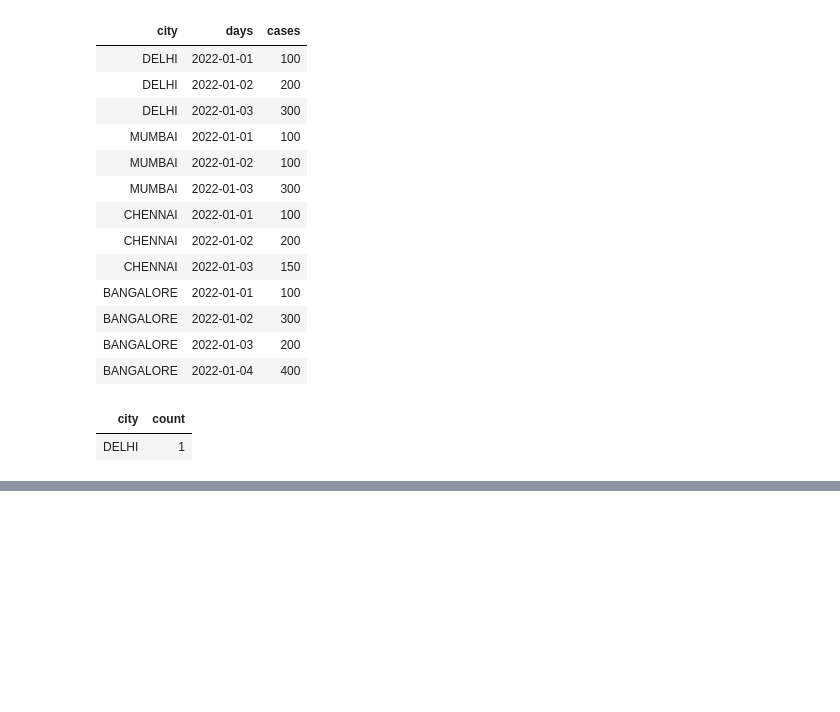
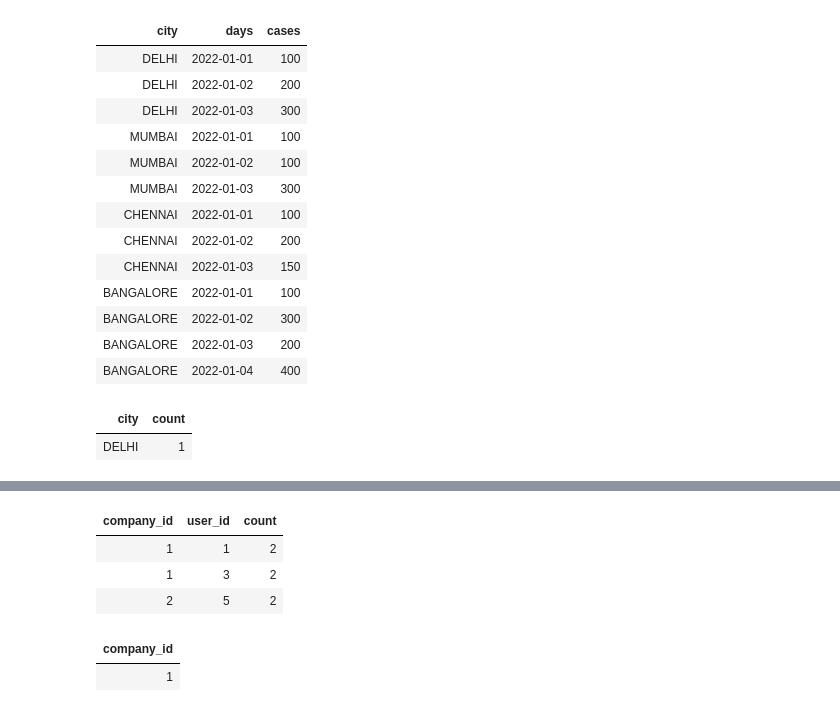
Before and after one commit to Rupam-1/SQL-Pyspark-practise_youtube, a Jupyter notebook: 04. PYSPARK - Part2.ipynb, the cells around one changed output, grey strips where cells are left out. Cells and saved outputs as stored; diff of their text form; code cells hidden in the pictures; blank space fills up the shorter version.

```diff
--- a/04. PYSPARK - Part2.ipynb
+++ b/04. PYSPARK - Part2.ipynb
@@ -1321,0 +1367,32 @@ df.display()
+# %%
+from pyspark.sql.functions import *
+df = company_users_df.filter(
+    col("language").isin("English", "German")
+).groupBy(
+    "company_id",
+    "user_id"
+).agg(
+    count("*").alias("count")
+).filter(
+    col("count") == 2
+)
+
+final_df = df.groupBy(
+    "company_id"
+).agg(
+    count("user_id").alias("count_users")
+).filter(
+    col("count_users") == 2
+).select(
+    "company_id"
+)
+
+df.display()
+final_df.display()
+# %% [output]
+| company_id | user_id | count |
+| 1 | 1 | 2 |
+| 1 | 3 | 2 |
+| 2 | 5 | 2 |
+| company_id |
+| 1 |
```
Also changed, not shown: parts of 3 cells of this notebook, 1 other file.
